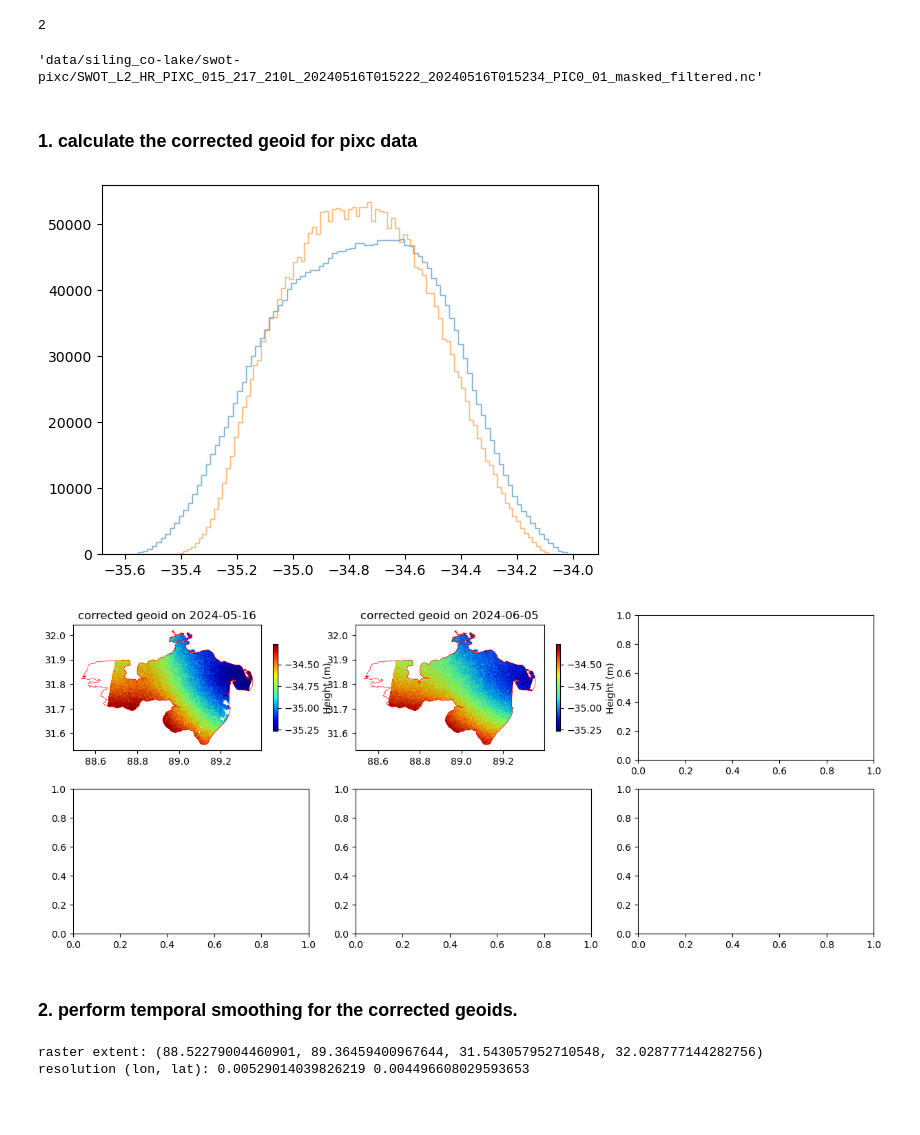
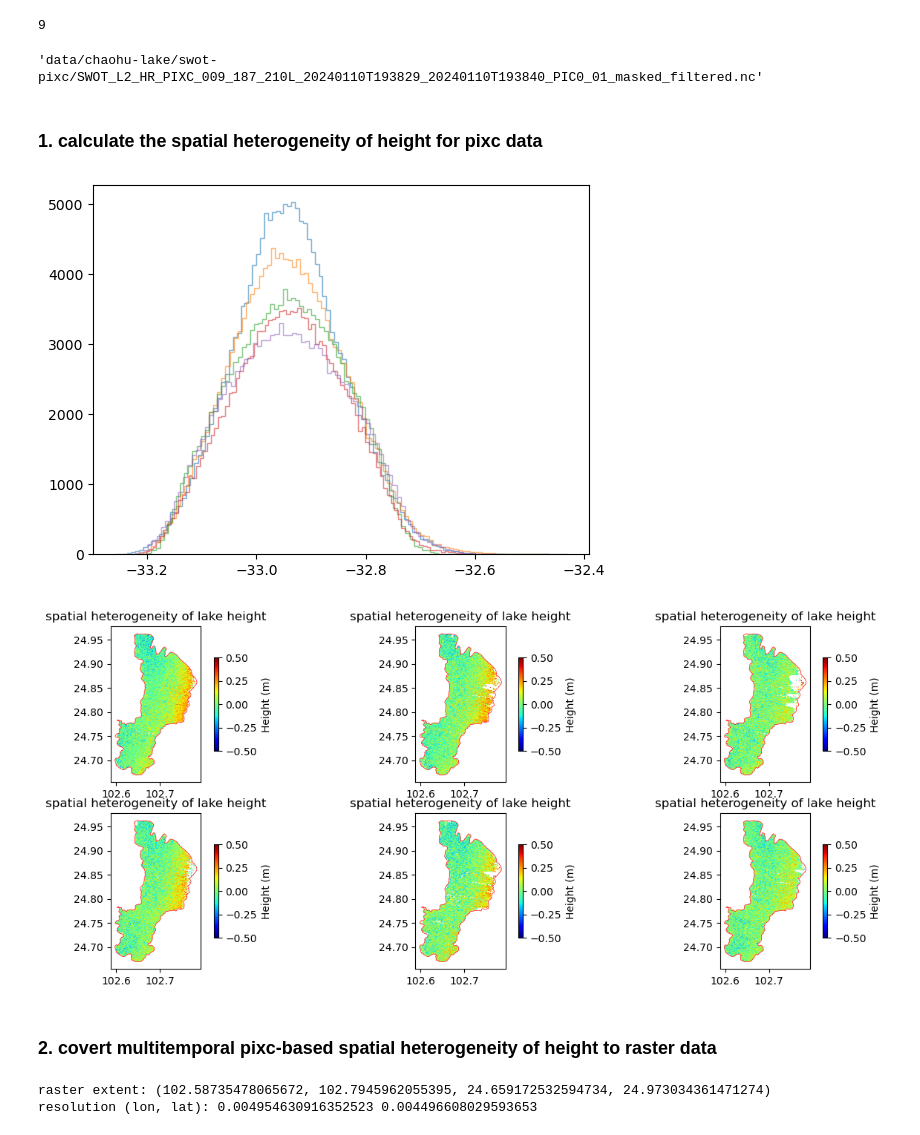
Before and after one commit to xinluo2018/swot-for-geoid, a Jupyter notebook: notebook/4_pixc_height_geoid_cor.ipynb, the cells around one changed output. Drawn from its saved outputs; the diff is of its cells as text; code cells hidden in the pictures; blank space fills up the shorter version.

```diff
--- a/notebook/4_pixc_height_geoid_cor.ipynb
+++ b/notebook/4_pixc_height_geoid_cor.ipynb
@@ -13,69 +12,71 @@ import matplotlib.pyplot as plt
 from utils.pixc2raster import pixc2raster
 from utils.functions import meter2deg
 # %%
-path_lake_vec = 'data/siling_co-lake/hydrolake_siling_co.gpkg'
-dir_pixc = 'data/siling_co-lake/swot-pixc'
+path_lake_vec = 'data/chaohu-lake/hydrolake_chaohu.gpkg'
+dir_pixc = 'data/chaohu-lake/swot-pixc'
 paths_pixc_filtered = sorted(glob(dir_pixc + '/*masked_filtered.nc'))  # Get the first .nc file in the directory
 print(len(paths_pixc_filtered))
 paths_pixc_filtered[0]
 # %% [output]
-2
+9
-'data/siling_co-lake/swot-pixc/SWOT_L2_HR_PIXC_015_217_210L_20240516T015222_20240516T015234_PIC0_01_masked_filtered.nc'
+'data/chaohu-lake/swot-pixc/SWOT_L2_HR_PIXC_009_187_210L_20240110T193829_20240110T193840_PIC0_01_masked_filtered.nc'
 # %%
 ## 1. read vector file of the lake.
 lake_gdf = gpd.read_file(path_lake_vec)
 # %% [markdown]
-### 1. calculate the corrected geoid for pixc data
+### 1. calculate the spatial heterogeneity of height for pixc data
 # %%
 ## calculate the corrected geoid
 pixcs_geoid_cor_ds = []
 for path in paths_pixc_filtered:
     pixc_filtered_nc = xr.open_dataset(path)
-    pixc_geoid_cor_ds = pixc_filtered_nc[['pixc_height_cor_filter2', 'geoid']]
+    pixc_geoid_cor_ds = pixc_filtered_nc[['geoid', 'ht_valid_ids']]
     ## calculate corrected geoid
-    pixc_ellip_height =  pixc_filtered_nc['pixc_height_cor_filter2'].values + pixc_filtered_nc['geoid'].values
-    pixc_geoid_height_centered = pixc_ellip_height - np.nanmean(pixc_ellip_height)  # Centralization of the geoid height
-    pixc_geoid_mean = np.nanmean(pixc_filtered_nc['geoid'])
-    pixc_geoid_cor = pixc_geoid_mean + pixc_geoid_height_centered    ## Geoid correction
+    pixc_ht_ellip = pixc_filtered_nc['ht_ortho_filter2'].values + pixc_filtered_nc['geoid'].values
+    pixc_ht_ellip_spavar = pixc_ht_ellip - np.nanmean(pixc_ht_ellip) ## i.e., spatial variance of height anomalies
+    geoid_mean = np.nanmean(pixc_filtered_nc['geoid'])
+    pixc_geoid_cor = geoid_mean + pixc_ht_ellip_spavar    ## Pixc Geoid correction
     ## save as DataArray
     pixc_geoid_cor_ds = pixc_geoid_cor_ds.assign({'geoid_cor': (("points",), pixc_geoid_cor)})
+    pixc_geoid_cor_ds = pixc_geoid_cor_ds.assign({'ht_ellip_spahet': (("points",), pixc_ht_ellip_spavar)})
+    pixc_geoid_cor_ds['geoid_cor'].attrs['description'] = 'corrected geoid of PIXC points'
+    pixc_geoid_cor_ds['ht_ellip_spahet'].attrs['description'] = 'spatial heterogeneity of height anomalies of the lake'
     pixcs_geoid_cor_ds.append(pixc_geoid_cor_ds)
 # %%
 plt.hist(pixcs_geoid_cor_ds[0]['geoid_cor'].values, bins=100, alpha=0.5, histtype='step');
 plt.hist(pixcs_geoid_cor_ds[1]['geoid_cor'].values, bins=100, alpha=0.5, histtype='step');
-# plt.hist(pixcs_geoid_cor_ds[2]['geoid_cor'].values, bins=100, alpha=0.5, histtype='step');
-# plt.hist(pixcs_geoid_cor_ds[3]['geoid_cor'].values, bins=100, alpha=0.5, histtype='step');
-# plt.hist(pixcs_geoid_cor_ds[4]['geoid_cor'].values, bins=100, alpha=0.5, histtype='step');
+plt.hist(pixcs_geoid_cor_ds[2]['geoid_cor'].values, bins=100, alpha=0.5, histtype='step');
+plt.hist(pixcs_geoid_cor_ds[3]['geoid_cor'].values, bins=100, alpha=0.5, histtype='step');
+plt.hist(pixcs_geoid_cor_ds[4]['geoid_cor'].values, bins=100, alpha=0.5, histtype='step');
 # %% [output]
-[figure, old version]
+[figure, new version]
 # %%
 fig, ax = plt.subplots(2, 3, figsize=(15, 6))
-geoid_cor_median = np.nanmedian(pixcs_geoid_cor_ds[1]['geoid_cor'].values)
 for i in range(2):
   for j in range(3):
     idx = i*3 + j
     if idx >= len(pixcs_geoid_cor_ds): break
     scat = ax[i][j].scatter(x=pixcs_geoid_cor_ds[idx].longitude, y=pixcs_geoid_cor_ds[idx].latitude,
-                          c=pixcs_geoid_cor_ds[idx]['geoid_cor'].values,
+                          c=pixcs_geoid_cor_ds[idx]['ht_ellip_spahet'].values,
                           s=0.5, edgecolor='none', cmap='jet',
-                          vmin=geoid_cor_median-0.5, vmax=geoid_cor_median+0.5
+                          vmin=-0.5, vmax=0.5
                           )
     lake_gdf.plot(ax=ax[i][j], color='none', edgecolor='red', linewidth=0.5)
     plt.colorbar(scat, label='Height (m)', shrink=0.6)
-    ax[i][j].set_title('corrected geoid on ' + pixcs_geoid_cor_ds[idx].attrs['date'])
+    ax[i][j].set_title('spatial heterogeneity of lake height')
 # %% [output]
-[figure, old version]
+[figure, new version]
 # %% [markdown]
-### 2. perform temporal smoothing for the corrected geoids.
+### 2. covert multitemporal pixc-based spatial heterogeneity of height to raster data
 # %%
 xmin, ymin, xmax, ymax = lake_gdf.geometry[0].buffer(0.01).bounds
 raster_extent = (xmin, xmax, ymin, ymax)
 print('raster extent:', raster_extent)
-lat_center = pixcs_geoid_cor_ds[0]['geoid_cor'].latitude.mean().values
+lat_center = pixcs_geoid_cor_ds[0]['geoid'].latitude.mean().values
 res_lon, res_lat = meter2deg(meter=500, lat=lat_center)
 print('resolution (lon, lat):', res_lon, res_lat)
 # %% [output]
-raster extent: (88.52279004460901, 89.36459400967644, 31.543057952710548, 32.028777144282756)
-resolution (lon, lat): 0.00529014039826219 0.004496608029593653
+raster extent: (102.58735478065672, 102.7945962055395, 24.659172532594734, 24.973034361471274)
+resolution (lon, lat): 0.004954630916352523 0.004496608029593653
 # %%
 ## convert pixc data to raster
```
Also changed, not shown: parts of 9 cells of this notebook, 9 other files.
